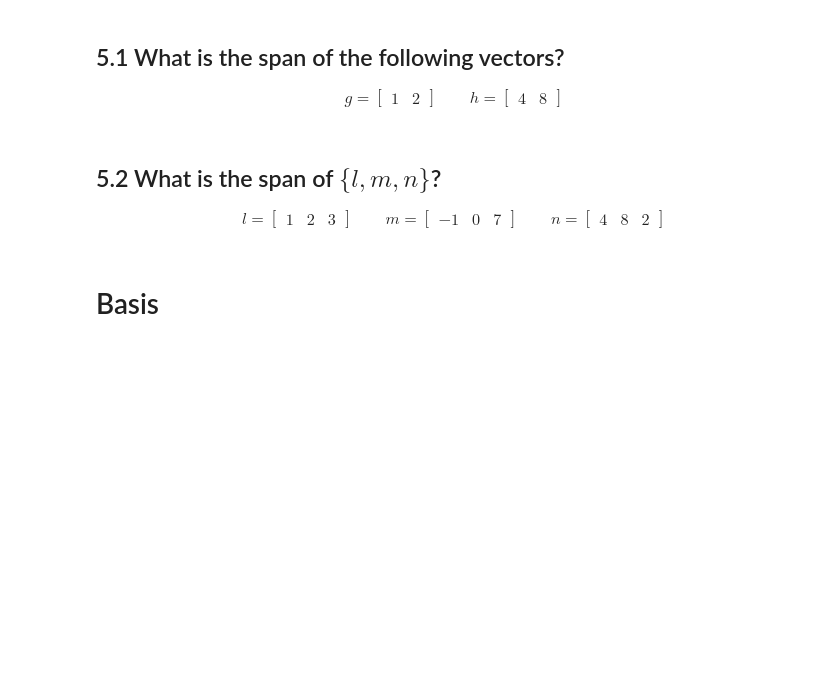
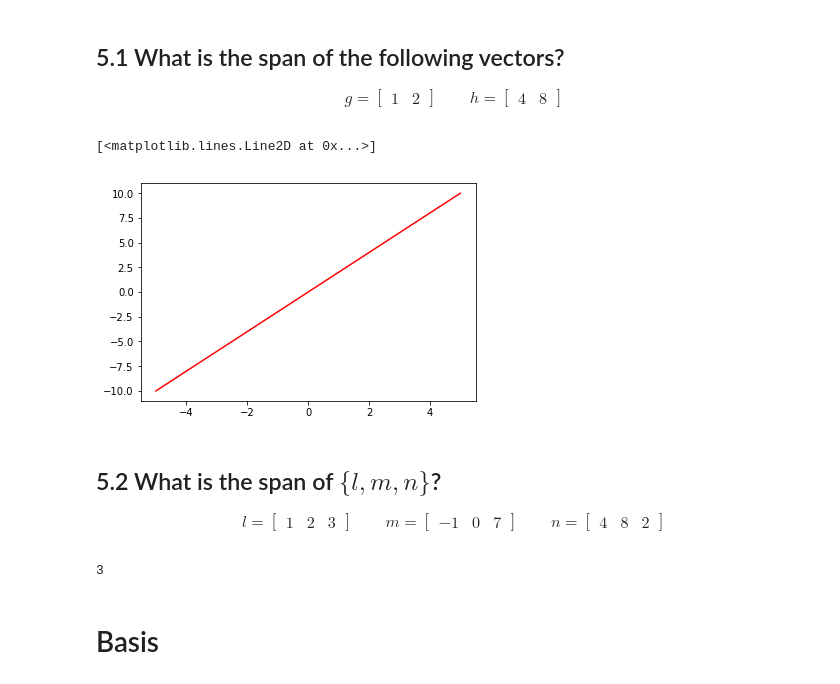
Before and after one commit to bloominstituteoftechnology/DS-Unit-1-Sprint-4-Linear-Algebra, a Jupyter notebook: module2-intermediate-linear-algebra/Intermediate_Linear_Algebra_Assignment.ipynb, the cells around one changed output. Drawn from its saved outputs; the diff is of its cells as text; code cells hidden in the pictures; blank space fills up the shorter version.

```diff
--- a/module2-intermediate-linear-algebra/Intermediate_Linear_Algebra_Assignment.ipynb
+++ b/module2-intermediate-linear-algebra/Intermediate_Linear_Algebra_Assignment.ipynb
@@ -66,6 +217,16 @@ g = \begin{bmatrix} 1 & 2 \end{bmatrix}
 \qquad
 h = \begin{bmatrix} 4 & 8 \end{bmatrix}
 \end{align}
+# %%
+#y = 2x
+
+
+x = np.linspace(-5,5,100)
+y = 2*x
+plt.plot(x, y, '-r')
+# %% [output]
+[<matplotlib.lines.Line2D at 0x...>]
+[figure, added]
 # %% [markdown]
 ## 5.2 What is the span of $\{l, m, n\}$?
 
@@ -76,6 +237,12 @@ m = \begin{bmatrix} -1 & 0 & 7 \end{bmatrix}
 \qquad
 n = \begin{bmatrix} 4 & 8  & 2\end{bmatrix}
 \end{align}
+# %%
+#The span is R3
+
+np.linalg.matrix_rank(np.array([[1,-1,4],[-1,0,7],[4,8,2]]))
+# %% [output]
+3
 # %% [markdown]
 # Basis
 # %% [markdown]
```
Also changed, not shown: parts of 18 cells of this notebook.
